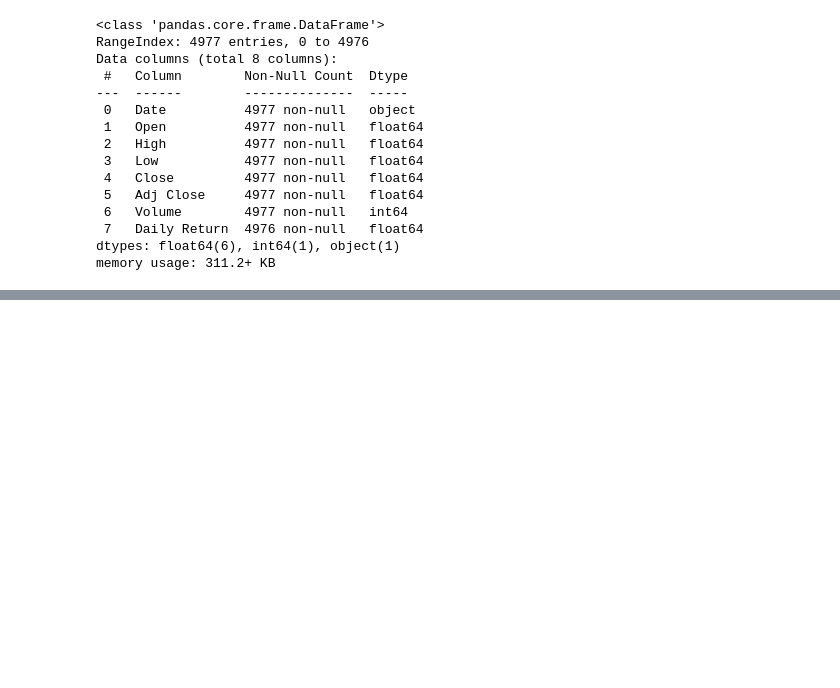
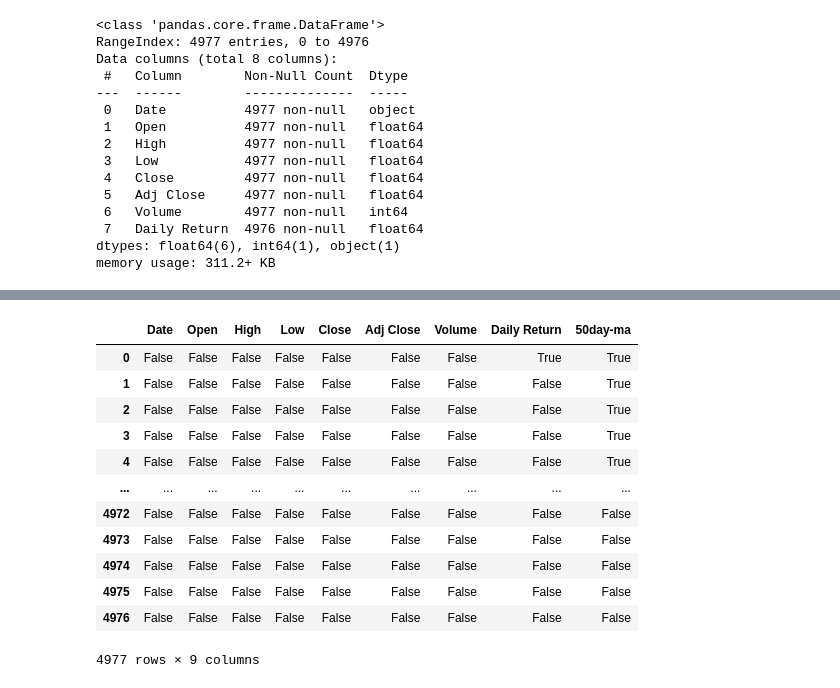
Before and after one commit to mlangsman/python-for-traders, a Jupyter notebook: python-for-traders.ipynb, the cells around one changed output, grey strips where cells are left out. Cells and saved outputs as stored; diff of their text form; code cells hidden in the pictures; blank space fills up the shorter version.

```diff
--- a/python-for-traders.ipynb
+++ b/python-for-traders.ipynb
@@ -237,0 +256,16 @@ memory usage: 311.2+ KB
+# %%
+df.isnull()
+# %% [output]
+|  | Date | Open | High | Low | Close | Adj Close | Volume | Daily Return | 50day-ma |
+| 0 | False | False | False | False | False | False | False | True | True |
+| 1 | False | False | False | False | False | False | False | False | True |
+| 2 | False | False | False | False | False | False | False | False | True |
+| 3 | False | False | False | False | False | False | False | False | True |
+| 4 | False | False | False | False | False | False | False | False | True |
+| ... | ... | ... | ... | ... | ... | ... | ... | ... | ... |
+| 4972 | False | False | False | False | False | False | False | False | False |
+| 4973 | False | False | False | False | False | False | False | False | False |
+| 4974 | False | False | False | False | False | False | False | False | False |
+| 4975 | False | False | False | False | False | False | False | False | False |
+| 4976 | False | False | False | False | False | False | False | False | False |
+4977 rows × 9 columns
```
Also changed, not shown: parts of 3 cells of this notebook.
